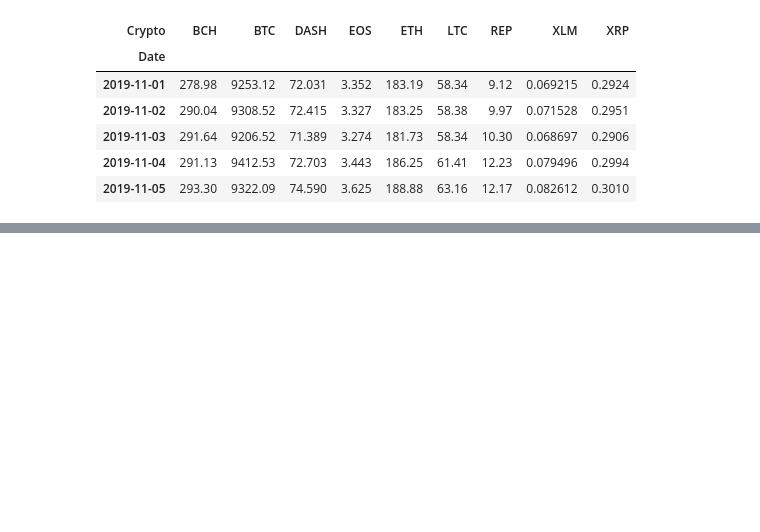
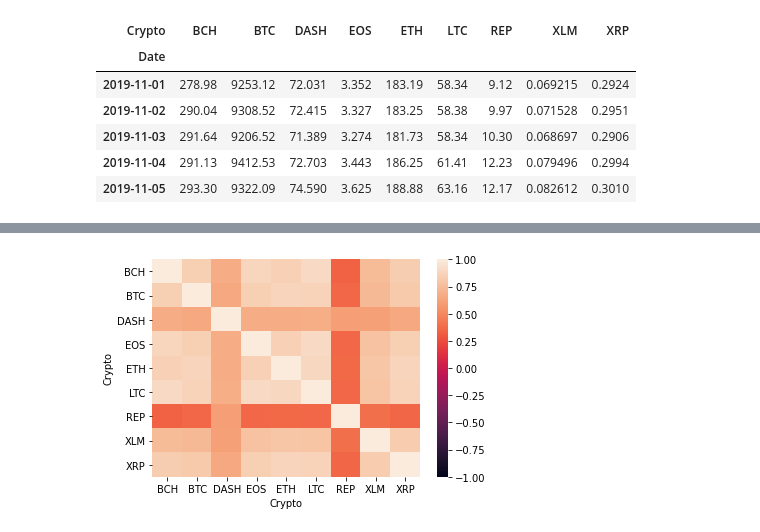
Before and after one commit to mdschulz1973/Planet_Express_IO, a Jupyter notebook: notebooks/crypto_data_prep.ipynb, the cells around one changed output, grey strips where cells are left out. Saved outputs shown, nothing was run; the diff lists cells and outputs as text; code cells hidden in the pictures; blank space fills up the shorter version.

```diff
--- a/notebooks/crypto_data_prep.ipynb
+++ b/notebooks/crypto_data_prep.ipynb
@@ -136,0 +218,5 @@ all_crypto_pivoted.head()
+# %%
+# Calculate return correlation between cryptos
+
+crypto_return_corr = daily_crypto_returns.corr()
+crypto_return_corr
@@ -136,0 +235,4 @@ all_crypto_pivoted.head()
+# %%
+crypto_corr_plot = sns.heatmap(crypto_return_corr, vmin=-1, vmax =1)
+# %% [output]
+[figure, added]
```
Also changed, not shown: parts of 15 cells of this notebook.
